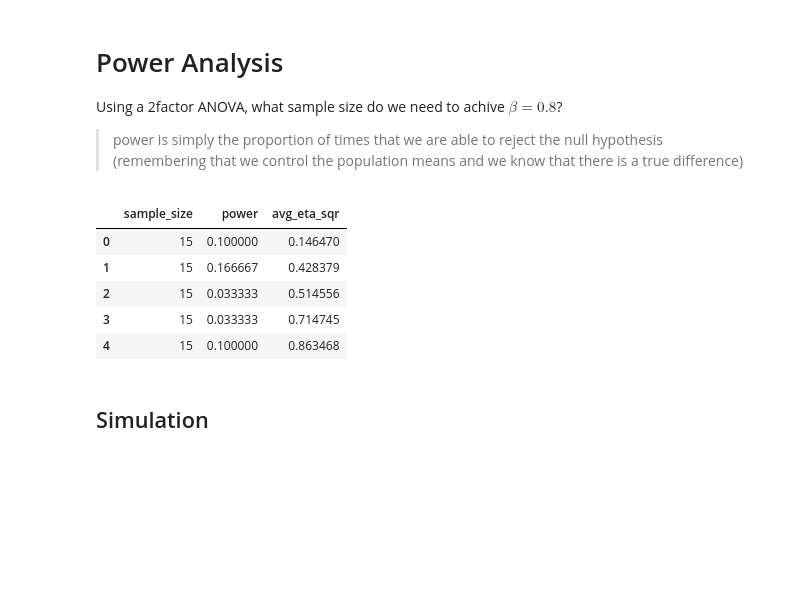
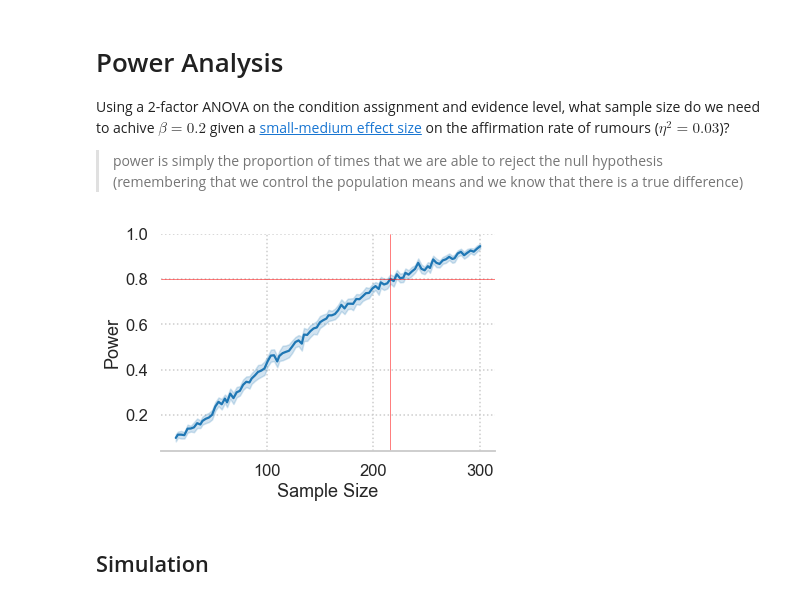
Before and after one commit to cameron-raymond/SDS-Thesis, a Jupyter notebook: notebooks/Power_Analysis.ipynb, the cells around one changed output. Cells and saved outputs as stored; diff of their text form; code cells hidden in the pictures; blank space fills up the shorter version.

Commit message:
refactored power sim

```diff
--- a/notebooks/Power_Analysis.ipynb
+++ b/notebooks/Power_Analysis.ipynb
@@ -1,7 +1,7 @@
 # %% [markdown]
 # Power Analysis
 
-Using a 2factor ANOVA, what sample size do we need to achive $\beta=0.8$?
+Using a 2-factor ANOVA on the condition assignment and evidence level, what sample size do we need to achive $\beta=0.2$ given a [small-medium effect size](http://methods.sagepub.com/Reference//the-sage-encyclopedia-of-communication-research-methods/i4505.xml) on the affirmation rate of rumours ($\eta^2=0.03$)?
 
 > power is simply the proportion of times that we are able to reject the null hypothesis (remembering that we control the population means and we know that there is a true difference)
 # %%
@@ -15,33 +15,26 @@ sns.set_style("whitegrid",{'axes.spines.left' : False,
                            'grid.linestyle': ':'})
 sns.set_context("talk")
 fp = "../data/artifacts/power_simulation-alpha=0.05.csv"
-# %%
-power_sim = pd.read_csv(fp)
-power_sim.head()
-# %% [output]
-|  | sample_size | power | avg_eta_sqr |
-| 0 | 15 | 0.100000 | 0.146470 |
-| 1 | 15 | 0.166667 | 0.428379 |
-| 2 | 15 | 0.033333 | 0.514556 |
-| 3 | 15 | 0.033333 | 0.714745 |
-| 4 | 15 | 0.100000 | 0.863468 |
 # %%
+power_sim = pd.read_csv(fp)
 g = sns.lineplot(data=power_sim,
                  x="sample_size",
                  y="power")
 thresh = power_sim.groupby("sample_size")["power"].mean()
 sample_size = thresh[thresh >= 0.8].head(1).index[0]
 g.set(xlabel="Sample Size",
       ylabel="Power")
-# g.axhline(y=0.8,ls=':',c='red',linewidth=0.5)
+g.axhline(y=0.8,c='red',linewidth=0.5)
 g.axvline(x=sample_size,c='red',linewidth=0.5)
-g.text(sample_size-10,
-       0.83,
-       f"Min Sample: {sample_size}",
-       color='red',
-       fontsize="small",
-       horizontalalignment="right")
-g.figure.savefig("../figures/artifacts/power_simulation-alpha=0.05-2.pdf")
+# g.text(sample_size-10,
+#        0.83,
+#        f"Min Sample: {sample_size}",
+#        color='red',
+#        fontsize="small",
+#        horizontalalignment="right")
+# g.figure.savefig("../figures/artifacts/power_simulation-alpha=0.05-2.pdf")
+# %% [output]
+[figure, added]
 # %% [markdown]
 ## Simulation
 # %%
```
Also changed, not shown: parts of 4 cells of this notebook, 7 other files.
